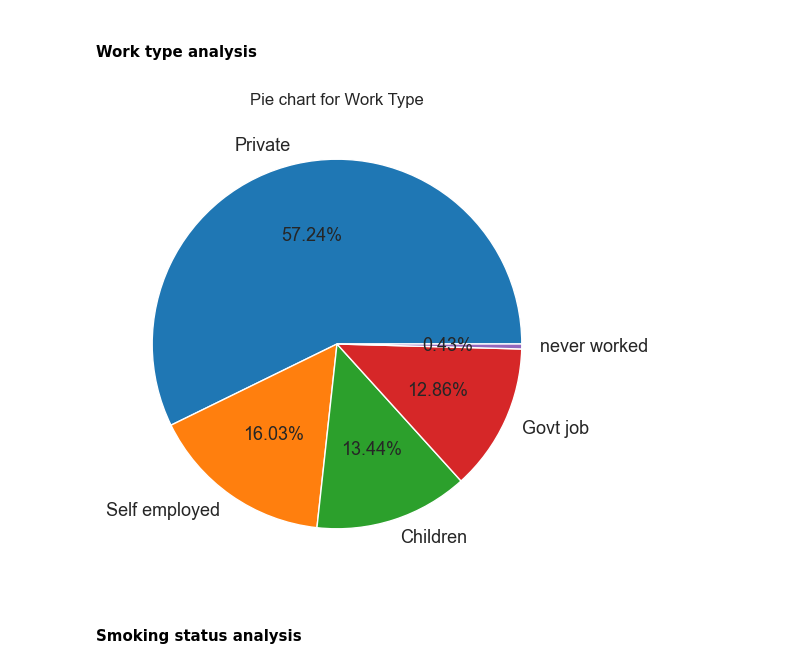
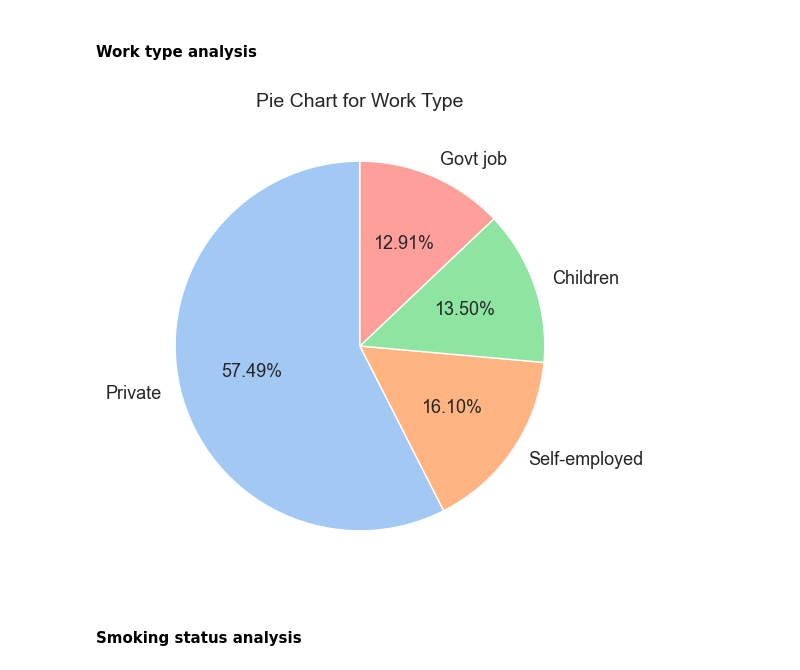
Before and after one commit to rachidboukhoudmi/stroke_prediction_workshop, a Jupyter notebook: stroke-prediction.ipynb, the cells around one changed output. Drawn from its saved outputs; the diff is of its cells as text; code cells hidden in the pictures.

```diff
--- a/stroke-prediction.ipynb
+++ b/stroke-prediction.ipynb
@@ -353,14 +330,24 @@ plt.show()
 # %% [markdown]
 #### Work type analysis
 # %%
-plt.figure(figsize=(6,6))
-wt1 = [2925,819,687, 657, 22]
-textprops = {"fontsize":13}
-plt.pie(wt1,labels=['Private','Self employed', 'Children','Govt job','never worked'], autopct='%1.2f%%',textprops=textprops)
-plt.title('Pie chart for Work Type')
+plt.figure(figsize=(6, 6))
+wt1 = [2925, 819, 687, 657]  # Data for the work types
+textprops = {"fontsize": 13}  # Font size for text
+colors = sns.color_palette('pastel', len(wt1))  # Adding a pastel color palette
+
+# Creating the pie chart
+plt.pie(
+    wt1,
+    labels=['Private', 'Self-employed', 'Children', 'Govt job'],
+    autopct='%1.2f%%',
+    textprops=textprops,
+    startangle=90,
+    colors=colors
+)
+plt.title('Pie Chart for Work Type', fontsize=14)
 plt.show()
 # %% [output]
-[figure, old version]
+[figure, new version]
 # %% [markdown]
 #### Smoking status analysis
 # %%
```
Also changed, not shown: parts of 81 cells of this notebook, 3 other files.
